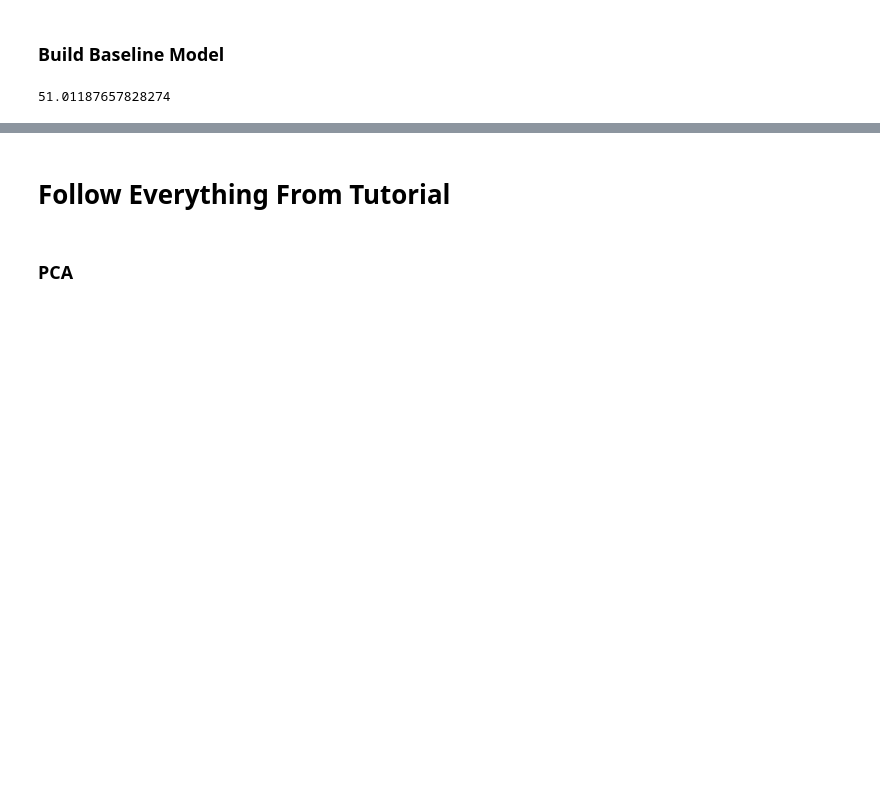
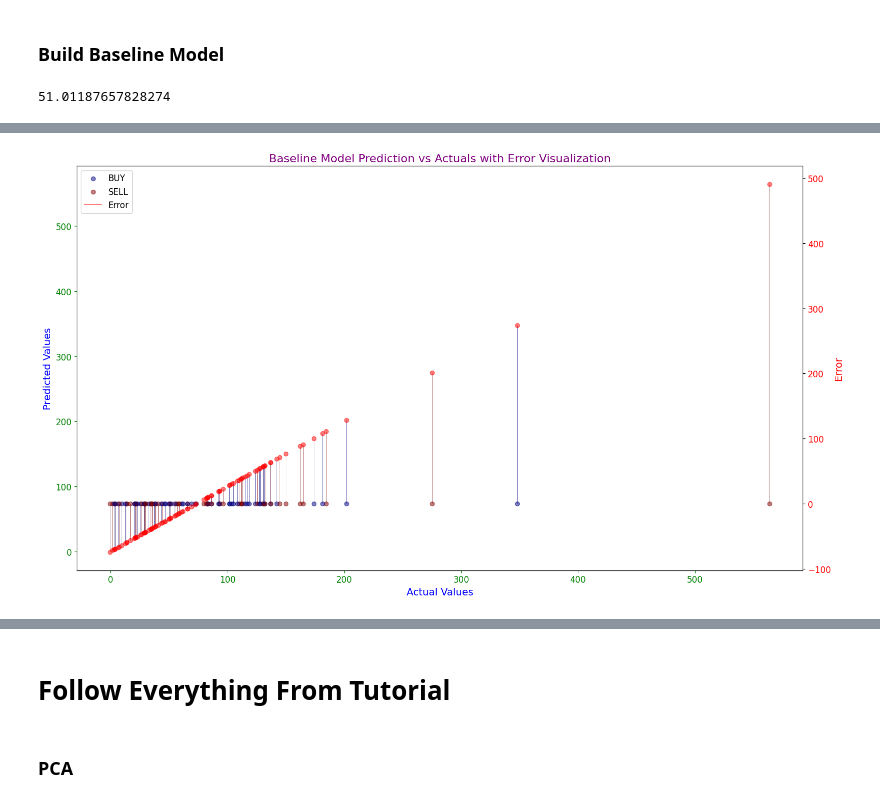
Before and after one commit to Cli091996/GU_High_ML_Project, a Jupyter notebook: GU_High_ML_Project_V2.ipynb, the cells around one changed output, grey strips where cells are left out. Cells and saved outputs as stored; diff of their text form; code cells hidden in the pictures; blank space fills up the shorter version.

Commit message:
Plotly visuals were too slow - added interactivity between the matplotlib visual

```diff
--- a/GU_High_ML_Project_V2.ipynb
+++ b/GU_High_ML_Project_V2.ipynb
@@ -354,0 +302,60 @@ fig.show()
+# %%
+import numpy as np
+import matplotlib.pyplot as plt
+
+actual = np.array(y_test).reshape(-1)
+predicted = np.array(baseline_model_test_predictions).reshape(-1)
+order_type = np.array(X_test['Order Type']).reshape(-1)
+
+# Calculate errors
+errors2 = actual - predicted
+
+# Determine unique order types and assign colors
+unique_order_types = np.unique(order_type)
+colors = plt.cm.jet(np.linspace(0, 1, len(unique_order_types)))
+color_dict = dict(zip(unique_order_types, colors))
+
+fig, axs = plt.subplots(figsize=(16, 9))
+
+# To handle the legend for unique labels
+handles_dict = {}
+
+# Iterate over each point to plot
+for i in range(len(actual)):
+    order = order_type[i]
+    color = color_dict[order]
+    if order not in handles_dict:  # If the label is not already added to handles_dict
+        handles_dict[order] = axs.scatter(actual[i], predicted[i], alpha=0.5, color=color, label=order)
+    else:
+        axs.scatter(actual[i], predicted[i], alpha=0.5, color=color)
+    plt.vlines(actual[i], predicted[i], actual[i], color=color, alpha=0.7, linewidth=0.5)
+
+# Customizing axis labels and ticks
+axs.set_xlabel('Actual Values', fontsize=14, color='blue')  # Customize label and color
+axs.set_ylabel('Predicted Values', fontsize=14, color='blue')  # Customize label and color
+axs.tick_params(axis='both', which='major', labelsize=12, colors='green')  # Customize tick size and color
+
+axs.set_title('Baseline Model Prediction vs Actuals with Error Visualization', fontsize=16, color='purple')  # Customize title and color
+
+# Create secondary y-axis for actual errors
+ax3 = axs.twinx()
+ax3.scatter(actual, errors2, color='red', alpha=0.5, label='Error')  # Plotting the errors
+ax3.set_ylabel('Error', color='red', fontsize=14)
+ax3.tick_params(axis='y', labelcolor='red', labelsize=12)  # Customize tick color and size
+
+# Adjusting the legend to include error information
+handles, labels = axs.get_legend_handles_labels()
+error_handle = plt.Line2D((0,1),(0,0), color='red', alpha=0.5)  # Creating a custom handle for the error legend
+handles.append(error_handle)
+labels.append('Error')
+
+# Placing the combined legend to the left and customizing legend font
+axs.legend(handles, labels, loc='upper left', fontsize=12)
+
+# Customize the figure background color
+fig.patch.set_facecolor('white')
+
+plt.tight_layout()
+plt.show()
+# %% [output]
+[figure, added]
```
Also changed, not shown: parts of 18 cells of this notebook.
